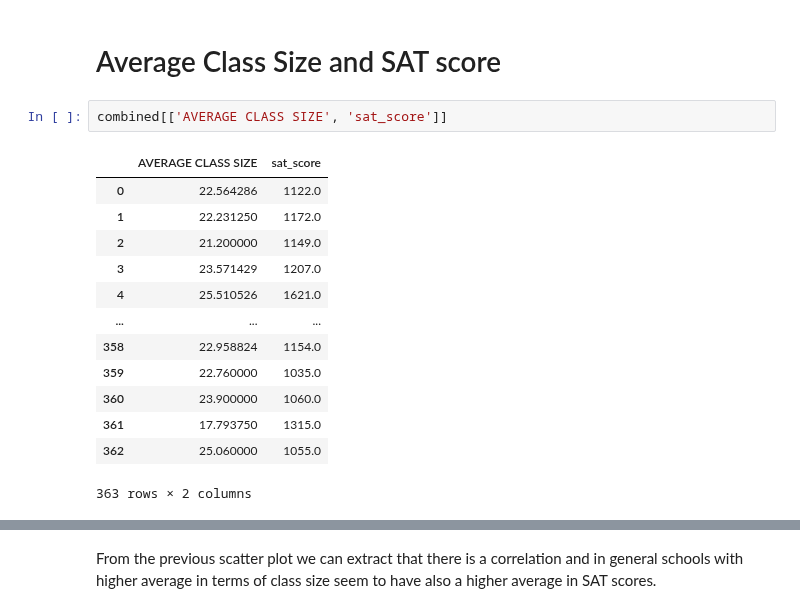
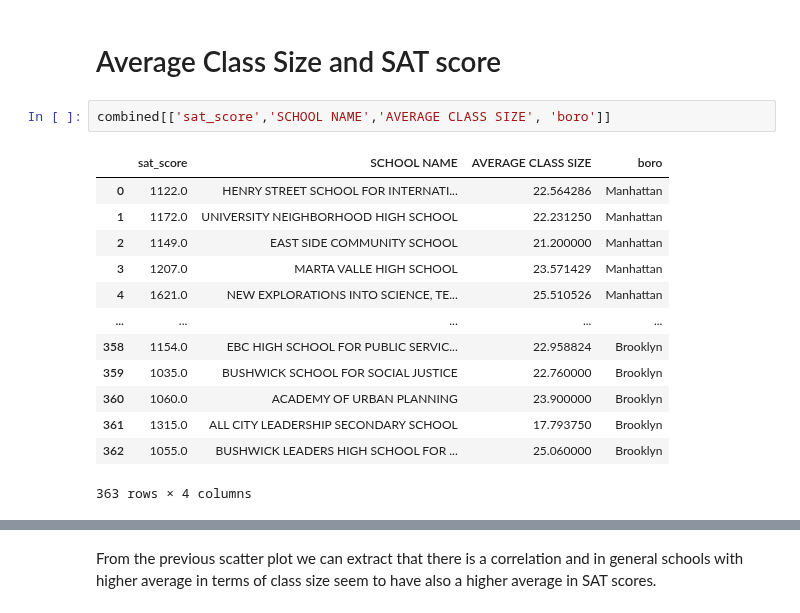
Before and after one commit to raduspaimoc/DataQuest-Projects, a Jupyter notebook: Analyzing NYC High School Data/Schools.ipynb, the cells around one changed output, grey strips where cells are left out. Cells and saved outputs as stored; diff of their text form.

```diff
--- a/Analyzing NYC High School Data/Schools.ipynb
+++ b/Analyzing NYC High School Data/Schools.ipynb
@@ -530,18 +652,18 @@ It looks like there is a relationship between the percentage of students in a sc
 # %% [markdown]
 # Average Class Size and SAT score
 # %%
-combined[['AVERAGE CLASS SIZE', 'sat_score']]
+combined[['sat_score','SCHOOL NAME','AVERAGE CLASS SIZE', 'boro']]
 # %% [output]
-|  | AVERAGE CLASS SIZE | sat_score |
-| 0 | 22.564286 | 1122.0 |
-| 1 | 22.231250 | 1172.0 |
-| 2 | 21.200000 | 1149.0 |
-| 3 | 23.571429 | 1207.0 |
-| 4 | 25.510526 | 1621.0 |
-| ... | ... | ... |
-| 358 | 22.958824 | 1154.0 |
-| 359 | 22.760000 | 1035.0 |
-| 360 | 23.900000 | 1060.0 |
-| 361 | 17.793750 | 1315.0 |
-| 362 | 25.060000 | 1055.0 |
+|  | sat_score | SCHOOL NAME | AVERAGE CLASS SIZE | boro |
+| 0 | 1122.0 | HENRY STREET SCHOOL FOR INTERNATI... | 22.564286 | Manhattan |
+| 1 | 1172.0 | UNIVERSITY NEIGHBORHOOD HIGH SCHOOL | 22.231250 | Manhattan |
+| 2 | 1149.0 | EAST SIDE COMMUNITY SCHOOL | 21.200000 | Manhattan |
+| 3 | 1207.0 | MARTA VALLE HIGH SCHOOL | 23.571429 | Manhattan |
+| 4 | 1621.0 | NEW EXPLORATIONS INTO SCIENCE, TE... | 25.510526 | Manhattan |
+| ... | ... | ... | ... | ... |
+| 358 | 1154.0 | EBC HIGH SCHOOL FOR PUBLIC SERVIC... | 22.958824 | Brooklyn |
+| 359 | 1035.0 | BUSHWICK SCHOOL FOR SOCIAL JUSTICE | 22.760000 | Brooklyn |
+| 360 | 1060.0 | ACADEMY OF URBAN PLANNING | 23.900000 | Brooklyn |
+| 361 | 1315.0 | ALL CITY LEADERSHIP SECONDARY SCHOOL | 17.793750 | Brooklyn |
+| 362 | 1055.0 | BUSHWICK LEADERS HIGH SCHOOL FOR ... | 25.060000 | Brooklyn |
-363 rows × 2 columns
+363 rows × 4 columns
```
Also changed, not shown: parts of 18 cells of this notebook.
